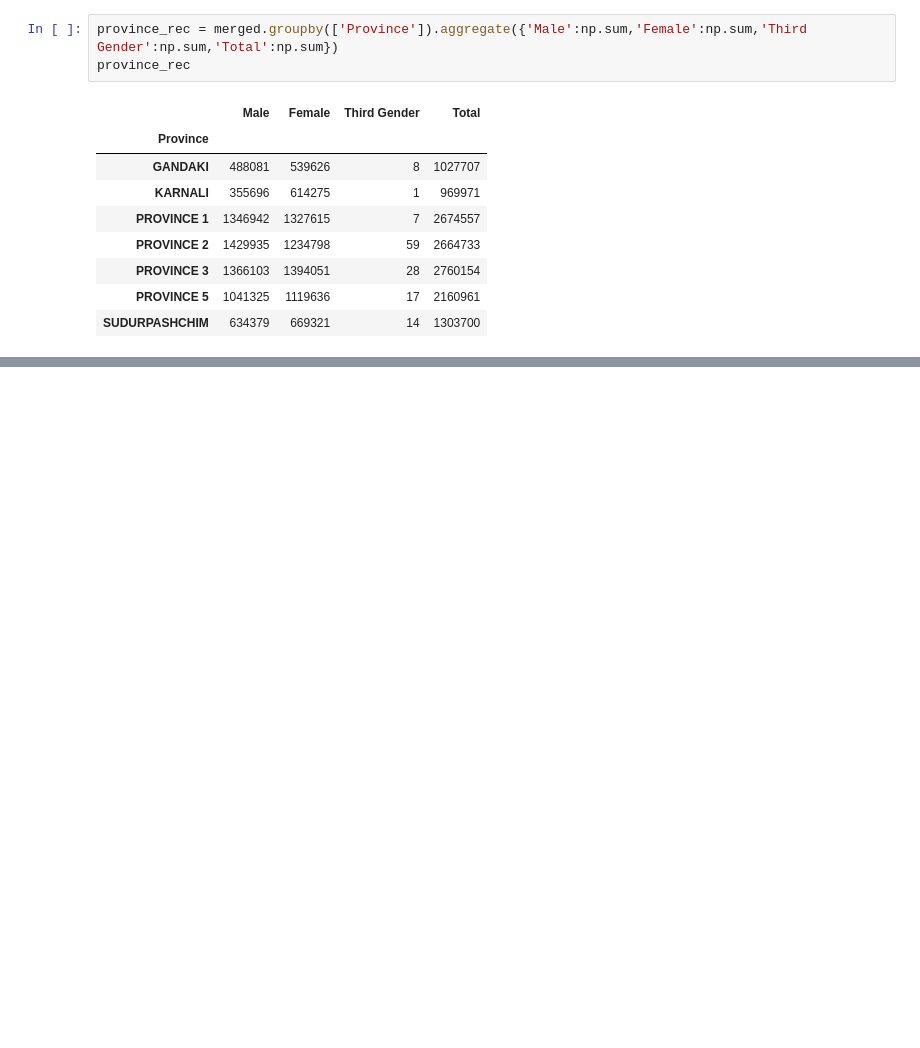
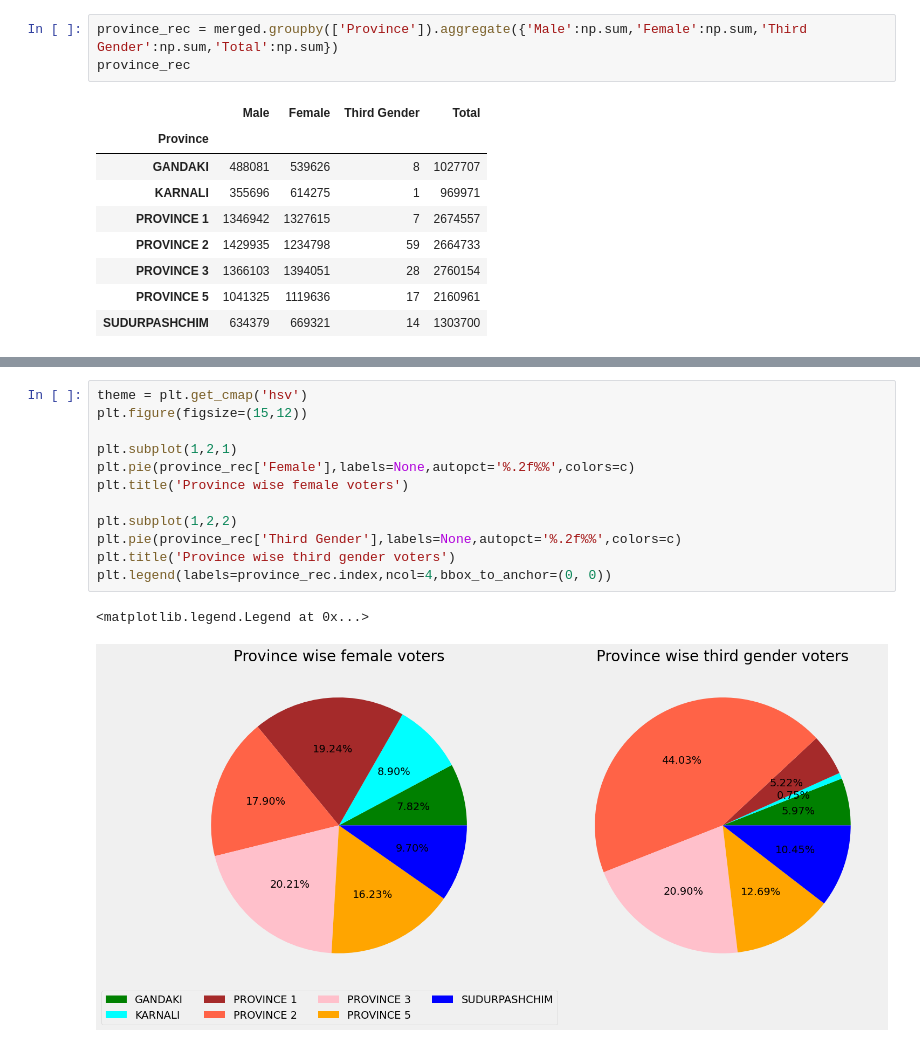
Before and after one commit to bimarshak7/datathon, a Jupyter notebook: Datathon.ipynb, the cells around one changed output, grey strips where cells are left out. Drawn from its saved outputs; the diff is of its cells as text; blank space fills up the shorter version.

```diff
--- a/Datathon.ipynb
+++ b/Datathon.ipynb
@@ -142,0 +165,15 @@ province_rec
+# %%
+theme = plt.get_cmap('hsv')
+plt.figure(figsize=(15,12))
+
+plt.subplot(1,2,1)
+plt.pie(province_rec['Female'],labels=None,autopct='%.2f%%',colors=c)
+plt.title('Province wise female voters')
+
+plt.subplot(1,2,2)
+plt.pie(province_rec['Third Gender'],labels=None,autopct='%.2f%%',colors=c)
+plt.title('Province wise third gender voters')
+plt.legend(labels=province_rec.index,ncol=4,bbox_to_anchor=(0, 0))
+# %% [output]
+<matplotlib.legend.Legend at 0x...>
+[figure, added]
```
Also changed, not shown: parts of 3 cells of this notebook.
